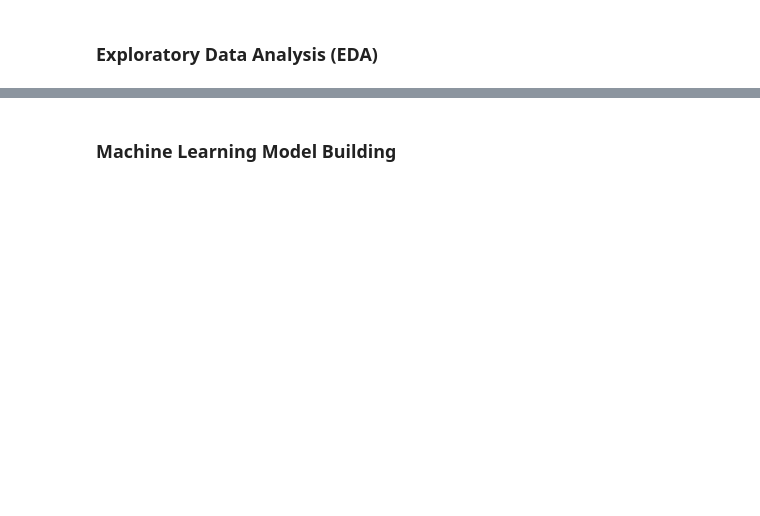
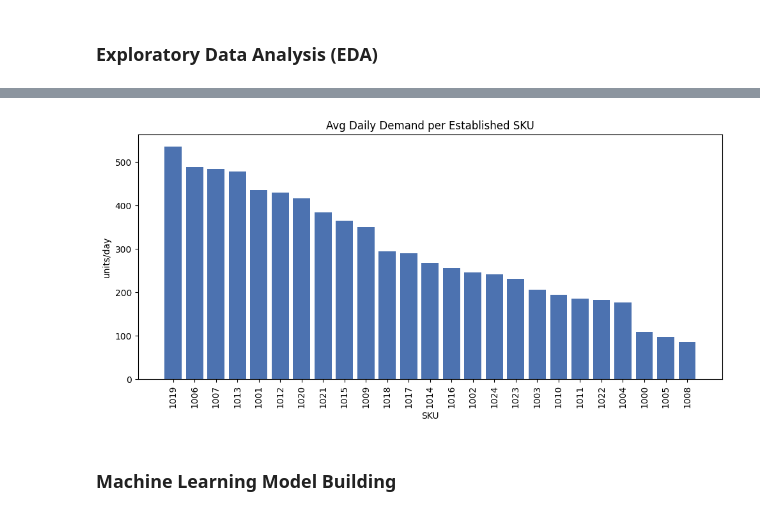
Before and after one commit to Godson199/FMN-Supply-Chain, a Jupyter notebook: Machine Learning/supply_chain_analysis.ipynb, the cells around one changed output, grey strips where cells are left out. Drawn from its saved outputs; the diff is of its cells as text; code cells hidden in the pictures; blank space fills up the shorter version.

Commit message:
data analysis

```diff
--- a/Machine Learning/supply_chain_analysis.ipynb
+++ b/Machine Learning/supply_chain_analysis.ipynb
@@ -49,3 +82,7 @@ dtype: int64
 # %%
-# Get the information about the dataset
-data.info()
+# Collapse case-inconsistent category labels
+def normalize_category(data):
+    data["category"] = data["category"].str.strip().str.title()
+    return data
+
+data = normalize_category(data)
@@ -66,0 +89,10 @@ memory usage: 249.0 KB
+# %%
+#Remove fully-duplicated (sku_id, date) rows.
+def drop_exact_duplicates(data):
+    before = len(data)
+    data = data.drop_duplicates(subset=["sku_id", "date"], keep="first")
+    after = len(data)
+    print(f"Dropped {before - after} exact duplicate rows")
+    return data
+
+data = drop_exact_duplicates(data)
@@ -66,0 +197,10 @@ memory usage: 249.0 KB
+# %%
+data = load_raw()
+data = normalize_category(data)
+df = drop_exact_duplicates(data)
+
+gaps = check_date_gaps(data)  # sanity check -- should show 0 missing_rows everywhere
+
+data = fill_missing_units_sold(data)
+data = reconstruct_missing_closing_stock(data)
+data = fix_new_sku_lead_time(data)
@@ -79,0 +245,15 @@ KeyError: 'demand'
+# %%
+# Avg daily demand per established SKU -- shows ~5x scale spread across SKUs,
+# which is why risk thresholds need to be ratio-based, not fixed unit cutoffs.
+established = df[~df["sku_id"].isin(NEW_SKUS)]
+avg_demand = established.groupby("sku_id")["units_sold"].mean().sort_values(ascending=False)
+
+fig, ax = plt.subplots(figsize=(10, 5))
+ax.bar(avg_demand.index.str.replace("SKU-", ""), avg_demand.values, color="#4C72B0")
+ax.set_title("Avg Daily Demand per Established SKU")
+ax.set_xlabel("SKU"); ax.set_ylabel("units/day")
+plt.xticks(rotation=90)
+plt.tight_layout()
+plt.show()
+# %% [output]
+[figure, added]
```
Also changed, not shown: parts of 17 cells of this notebook.
